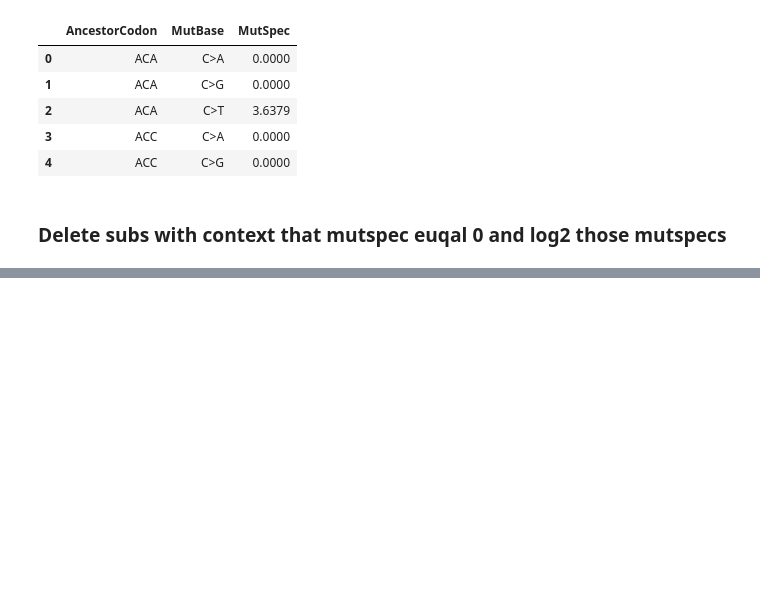
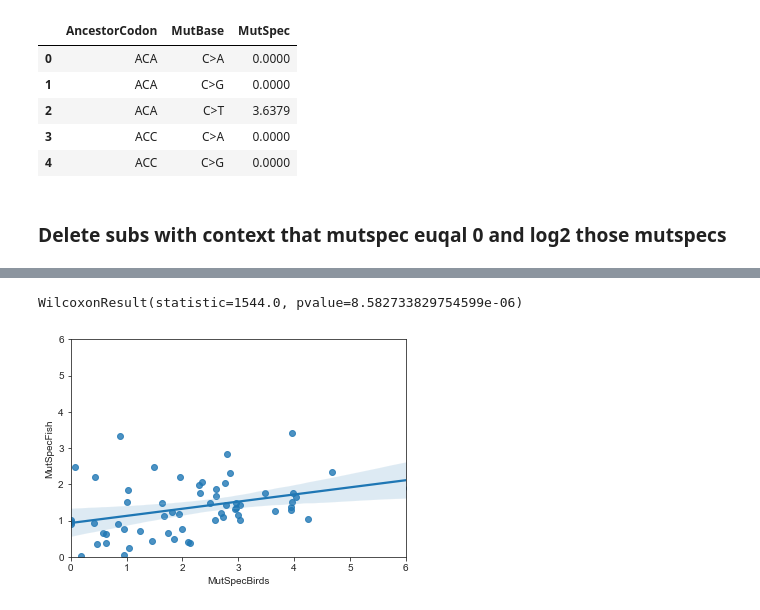
Before and after one commit to mitoclub/mtdna-192component-mutspec-chordata, a Jupyter notebook: scripts/asymmetry_TR.ipynb, the cells around one changed output, grey strips where cells are left out. Cells and saved outputs as stored; diff of their text form; code cells hidden in the pictures; blank space fills up the shorter version.

```diff
--- a/scripts/asymmetry_TR.ipynb
+++ b/scripts/asymmetry_TR.ipynb
@@ -418,0 +443,7 @@ aves_final.MutSpec = np.log2(aves_final.MutSpec)
+# %%
+check_temp = fish_final.merge(right=aves_final[['AncestorCodon', 'MutBase', 'MutSpec']], on=['AncestorCodon', 'MutBase'])
+check_temp = check_temp.drop(['ColdWarm'], axis=1)
+check_temp = check_temp.rename(columns={'MutSpec_x': 'MutSpecFish', 'MutSpec_y': 'MutSpecBirds'})
+check_temp['MutSpecFish'] = abs(check_temp['MutSpecFish'])
+check_temp['MutSpecBirds'] = abs(check_temp['MutSpecBirds'])
+check_temp['WarmVsCold'] = check_temp['MutSpecBirds'] / check_temp['MutSpecFish']
@@ -418,0 +459,11 @@ aves_final.MutSpec = np.log2(aves_final.MutSpec)
+# %%
+stats.wilcoxon(x=check_temp.MutSpecBirds, y=check_temp.MutSpecFish, alternative='greater')
+# %% [output]
+WilcoxonResult(statistic=1544.0, pvalue=8.582733829754599e-06)
+# %%
+sns.regplot(data = check_temp, x='MutSpecBirds', y='MutSpecFish')
+plt.xlim(0,6)
+plt.ylim(0,6)
+plt.show()
+# %% [output]
+[figure, added]
```
Also changed, not shown: parts of 7 cells of this notebook.
